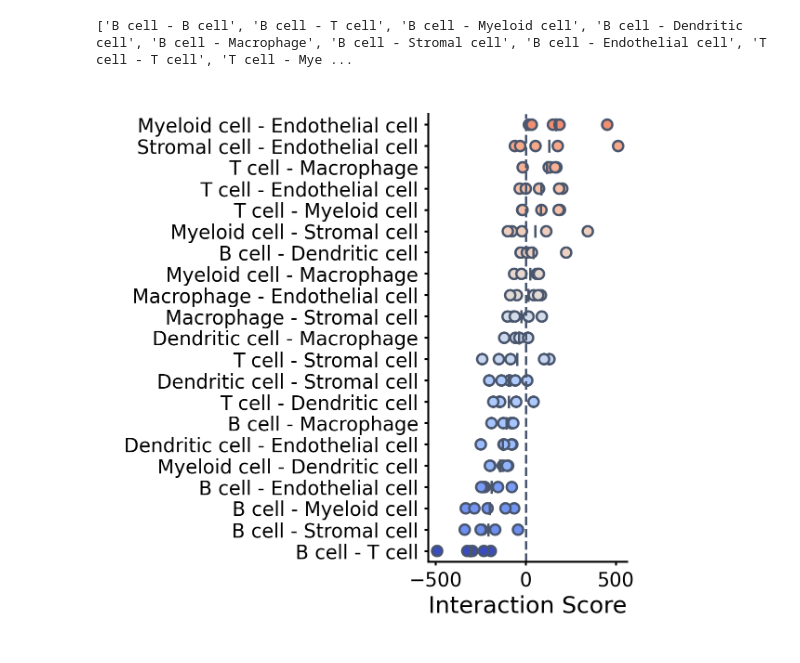
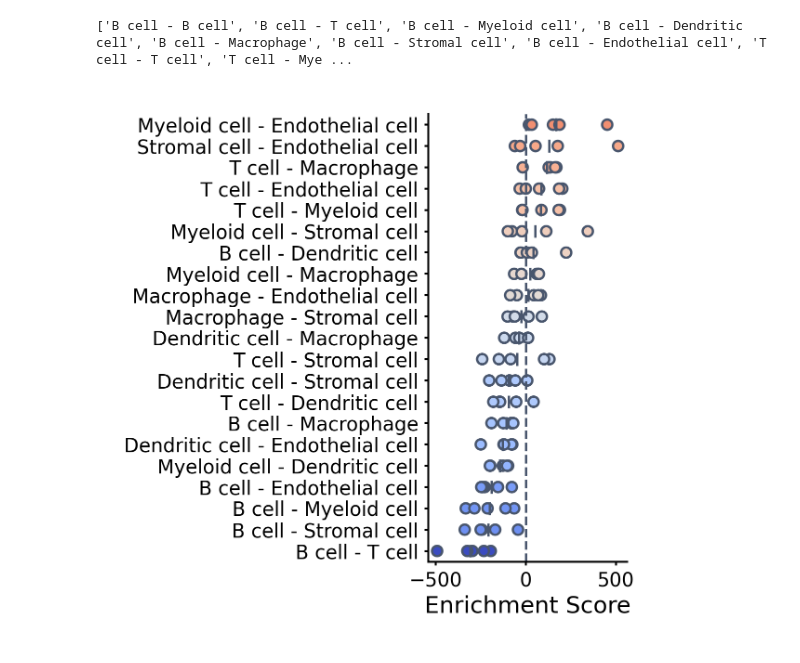
Before and after one commit to MeyerBender/spatialproteomics_bnhl, a Jupyter notebook: figures/fig_4d.ipynb, the cells around one changed output. Saved outputs shown, nothing was run; the diff lists cells and outputs as text; code cells hidden in the pictures.

```diff
--- a/figures/fig_4d.ipynb
+++ b/figures/fig_4d.ipynb
@@ -183,32 +183,33 @@ cmap = plt.cm.coolwarm
 # Map colors based on mean scores using the normalization
 df_sorted['mean_color'] = df_sorted['ct_combination'].map(mean_scores).apply(lambda x: cmap(norm(x)))
 
 # Plot
 plt.figure(figsize=(2, 2), dpi=600)
 
 # Strip plot with pre-computed colors
 sns.scatterplot(data=df_sorted, y='ct_combination', x='interaction_score',
               color=df_sorted['mean_color'],  # Use precomputed colors
               alpha=1, legend=False, s=point_size,
               edgecolor=point_border_color, linewidth=line_width)
 
 # Add mean interaction score lines
 for i, ct in enumerate(df_sorted['ct_combination'].unique()):
     mean_value = mean_scores[ct]
     plt.vlines(mean_value, i - 0.3, i + 0.3, color=point_border_color, linewidth=line_width, zorder=50)
 
 # Add reference line at 0
 plt.axvline(0, color=point_border_color, linestyle='--', linewidth=line_width)
 
 sns.despine()
-plt.xlabel('Interaction Score')
+plt.xlabel('Enrichment Score')
 plt.ylabel('')
 
 # Remove y-axis padding
 ax = plt.gca()
 ax.margins(y=0.01)
 
 plt.tight_layout()
+plt.savefig('4d.svg', bbox_inches='tight', pad_inches=0)
 plt.show()
 # %% [output]
-[figure, old version]
+[figure, new version]
```
Also changed, not shown: 5 other files.
